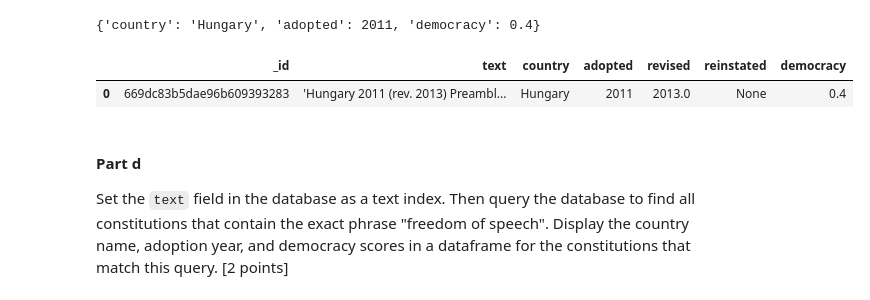
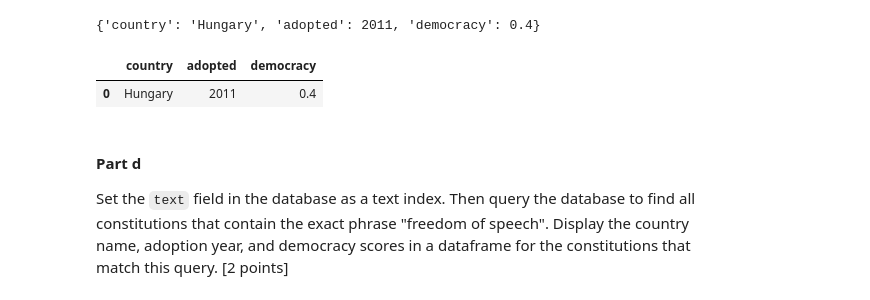
Before and after one commit to leek10/ds6001databases, a Jupyter notebook: Lab7.ipynb, the cells around one changed output. Saved outputs shown, nothing was run; the diff lists cells and outputs as text; code cells hidden in the pictures.

```diff
--- a/Lab7.ipynb
+++ b/Lab7.ipynb
@@ -556,13 +579,13 @@ hungary_now
 {'country': 'Hungary', 'adopted': 2011, 'democracy': 0.4}
 # %%
 # Showing results
-hungary = constcollection.find_one({'country':'Hungary'})
+hungary = constcollection.find_one({'country':'Hungary'}, {'_id': 0, 'country': 1, 'adopted': 1, 'democracy': 1})
 hungary_df = pd.DataFrame([hungary])
 
 hungary_df
 # %% [output]
-|  | _id | text | country | adopted | revised | reinstated | democracy |
-| 0 | 669dc83b5dae96b609393283 | 'Hungary 2011 (rev. 2013) Preambl... | Hungary | 2011 | 2013.0 | None | 0.4 |
+|  | country | adopted | democracy |
+| 0 | Hungary | 2011 | 0.4 |
 # %% [markdown]
 #### Part d
 Set the `text` field in the database as a text index. Then query the database to find all constitutions that contain the exact phrase "freedom of speech". Display the country name, adoption year, and democracy scores in a dataframe for the constitutions that match this query. [2 points]
```
Also changed, not shown: parts of 19 cells of this notebook, 1 other file.
